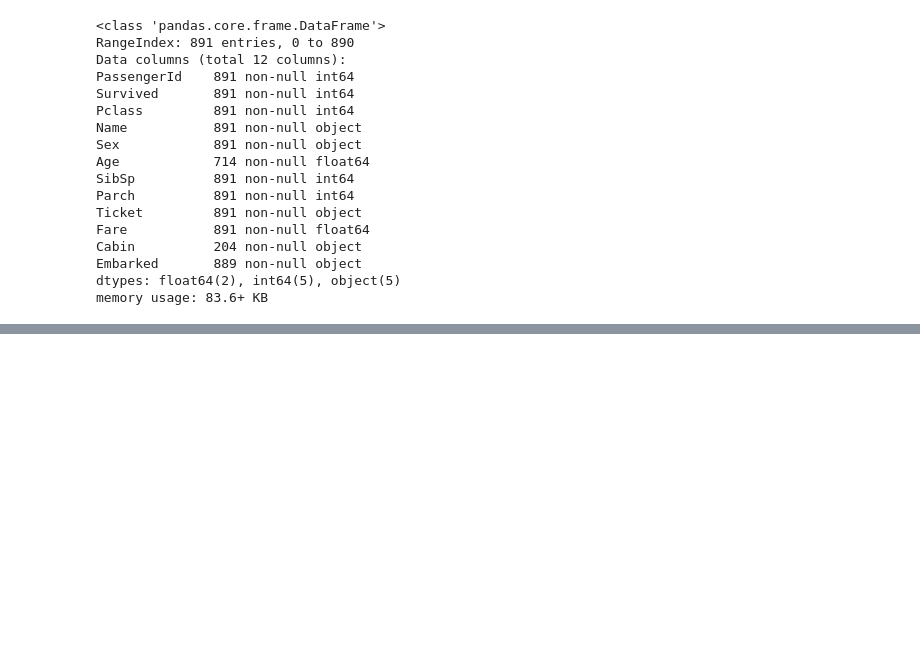
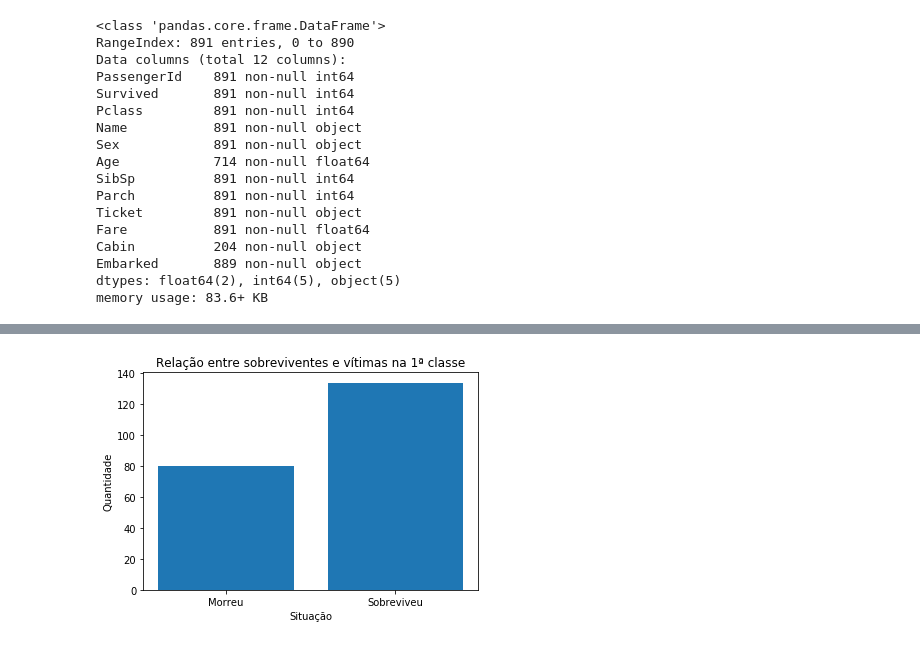
Before and after one commit to cesar1287/project-two-dsf-udacity, a Jupyter notebook: project_two_dsf.ipynb, the cells around one changed output, grey strips where cells are left out. Drawn from its saved outputs; the diff is of its cells as text; code cells hidden in the pictures; blank space fills up the shorter version.

```diff
--- a/project_two_dsf.ipynb
+++ b/project_two_dsf.ipynb
@@ -111,0 +175,3 @@ df_titanic['age'].e
+# %%
+df_1_class = df_titanic.query('pclass == 1')
+df_1_class.info()
@@ -111,0 +255,10 @@ df_titanic['age'].e
+# %%
+df_1_class_survived = df_1_class.query('survived == 1')
+df_1_class_died = df_1_class.query('survived == 0')
+
+plt.bar([1, 0], [len(df_1_class_survived), len(df_1_class_died)], tick_label=['Sobreviveu', 'Morreu'])
+plt.title('Relação entre sobreviventes e vítimas na 1ª classe')
+plt.xlabel('Situação')
+plt.ylabel('Quantidade');
+# %% [output]
+[figure, added]
```
Also changed, not shown: parts of 23 cells of this notebook.
